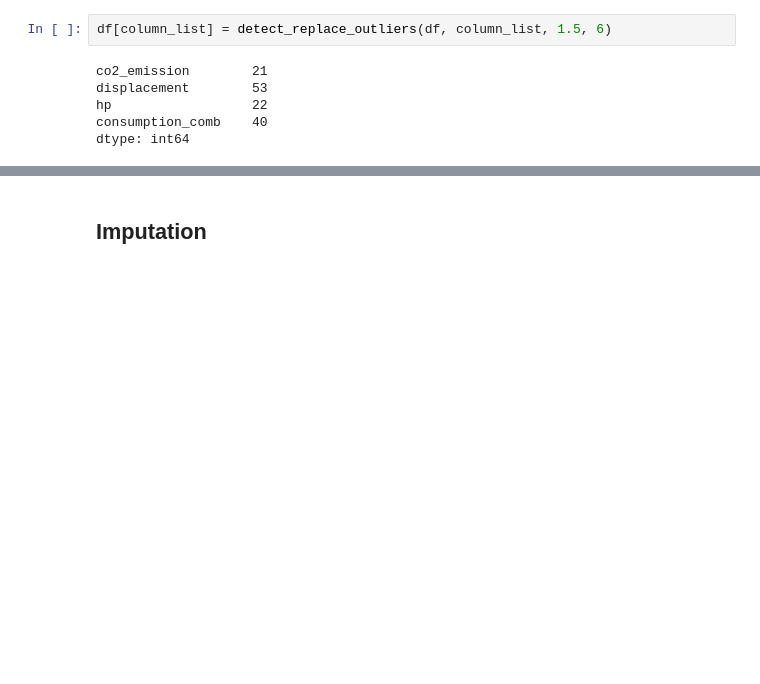
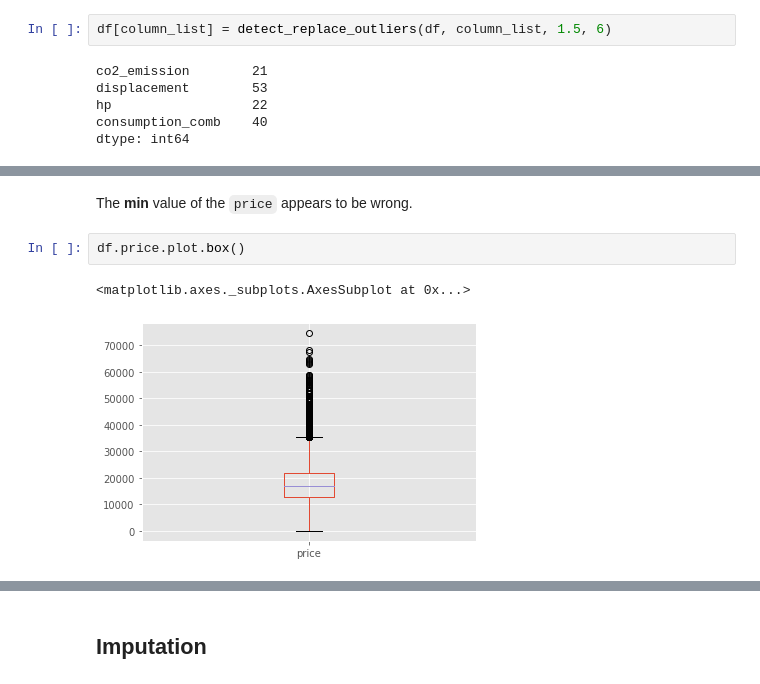
Before and after one commit to kaymal/price-prediction, a Jupyter notebook: trgt/missing-value-outlier-analysis.ipynb, the cells around one changed output, grey strips where cells are left out. Cells and saved outputs as stored; diff of their text form; blank space fills up the shorter version.

```diff
--- a/trgt/missing-value-outlier-analysis.ipynb
+++ b/trgt/missing-value-outlier-analysis.ipynb
@@ -260,0 +284,7 @@ for column in column_list:
+# %% [markdown]
+The **min** value of the `price` appears to be wrong.
+# %%
+df.price.plot.box()
+# %% [output]
+<matplotlib.axes._subplots.AxesSubplot at 0x...>
+[figure, added]
```
Also changed, not shown: parts of 25 cells of this notebook.
